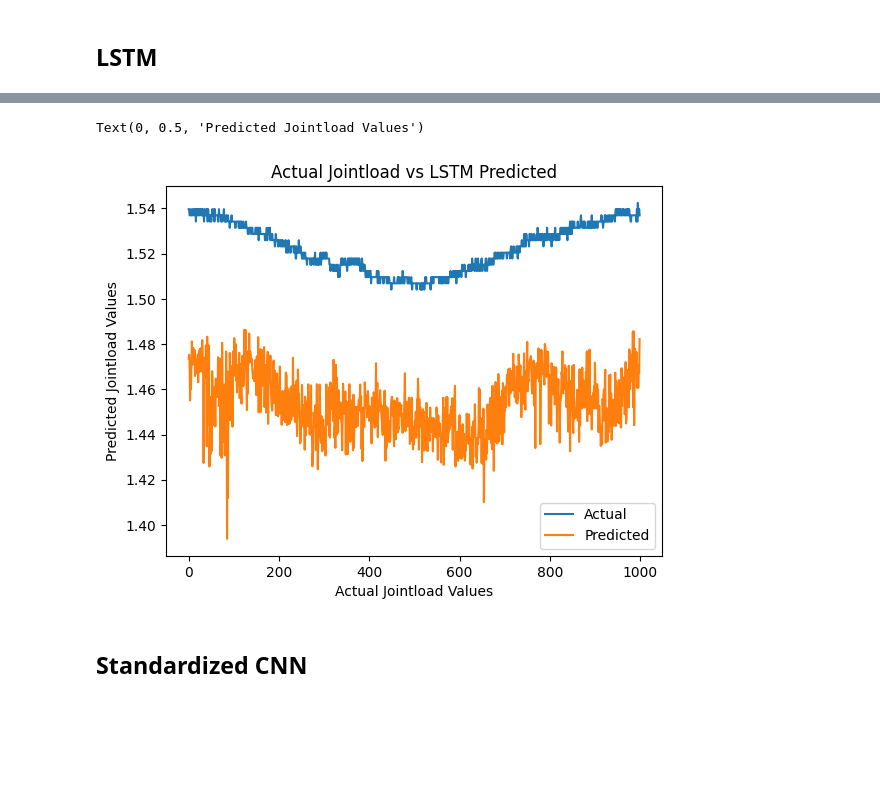
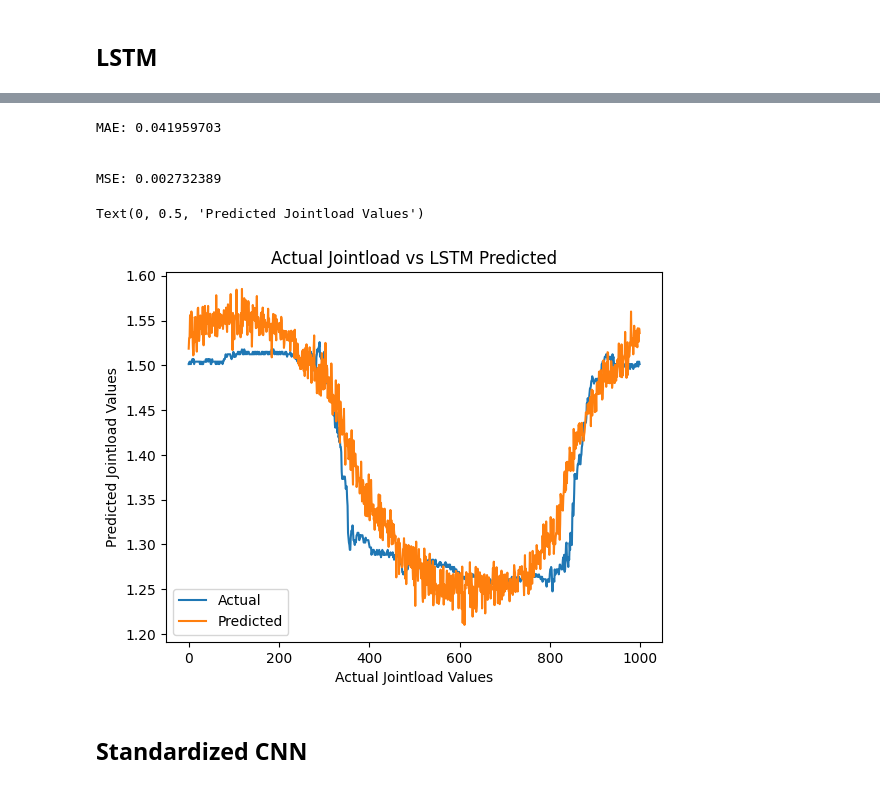
Before and after one commit to Jcollins2021/Jointload-Project, a Jupyter notebook: data_analysis.ipynb, the cells around one changed output, grey strips where cells are left out. Saved outputs shown, nothing was run; the diff lists cells and outputs as text; code cells hidden in the pictures; blank space fills up the shorter version.

```diff
--- a/data_analysis.ipynb
+++ b/data_analysis.ipynb
@@ -1145,11 +1159,21 @@ Text(0, 0.5, 'Predicted Jointload Values')
+# %%
+mae = MeanAbsoluteError()
+print("MAE: " + str(mae(test_result, lstm_predictions).numpy()))
+mse = MeanSquaredError()
+print("MSE: " + str(mse(test_result, lstm_predictions).numpy()))
+# %% [output]
+MAE: 0.041959703
+
+
+MSE: 0.002732389
 # %%
-values = 100
+values = 800
 plt.plot(np.arange(0, 1000), test_result[values], label = 'Actual')
 plt.plot(np.arange(0, 1000), lstm_predictions[values], label = 'Predicted')
 plt.legend()
 plt.title("Actual Jointload vs LSTM Predicted")
 plt.xlabel("Actual Jointload Values")
 plt.ylabel("Predicted Jointload Values")
 # %% [output]
 Text(0, 0.5, 'Predicted Jointload Values')
-[figure, old version]
+[figure, new version]
```
Also changed, not shown: parts of 57 cells of this notebook, 13 other files.
